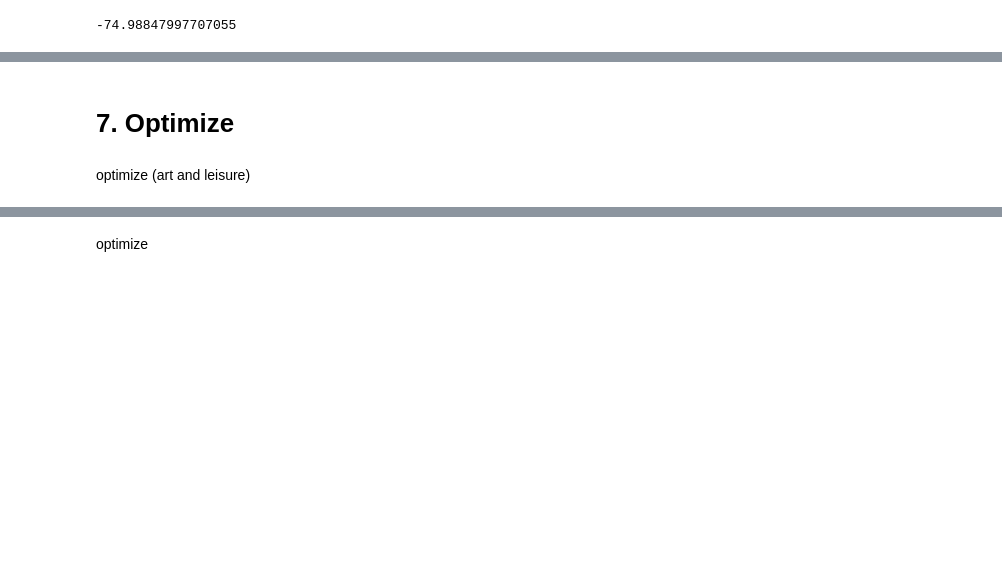
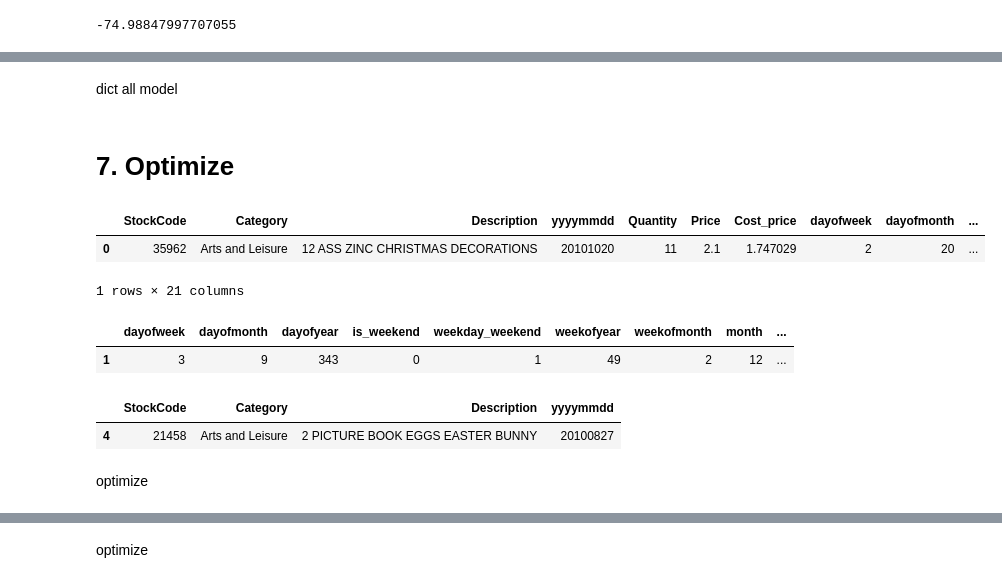
Before and after one commit to peerapat-t/Price-elasticity-for-dynamic-pricing, a Jupyter notebook: Price optimization.ipynb, the cells around one changed output, grey strips where cells are left out. Cells and saved outputs as stored; diff of their text form; code cells hidden in the pictures; blank space fills up the shorter version.

```diff
--- a/Price optimization.ipynb
+++ b/Price optimization.ipynb
@@ -125,7 +125,7 @@ def datetime_feature_extraction(df):
     df['days_in_month'] = df['InvoiceDate'].dt.days_in_month
 
     # Year extraction
-    df['year'] = df['InvoiceDate'].dt.year
+    df['year'] = df['InvoiceDate'].dt.year-2019
     return df
 # %%
 df = datetime_feature_extraction(df)
@@ -434,0 +431,2 @@ SyntaxError: invalid syntax (402238255.py, line 1)
+# %% [markdown]
+dict all model
@@ -435,4 +442,2 @@ SyntaxError: invalid syntax (402238255.py, line 1)
 # %% [markdown]
 # 7. Optimize
-# %% [markdown]
-optimize (art and leisure)
@@ -439,2 +446,22 @@ optimize (art and leisure)
+# %%
+df_lastest[:1]
+# %% [output]
+|  | StockCode | Category | Description | yyyymmdd | Quantity | Price | Cost_price | dayofweek | dayofmonth | ... |
+| 0 | 35962 | Arts and Leisure | 12 ASS ZINC CHRISTMAS DECORATIONS | 20101020 | 11 | 2.1 | 1.747029 | 2 | 20 | ... |
+1 rows × 21 columns
+# %%
+df_lastest[1:2][['dayofweek','dayofmonth','dayofyear','is_weekend',
+                'weekday_weekend','weekofyear','weekofmonth','month',
+                'quarter','days_in_month','year']]
+# %% [output]
+|  | dayofweek | dayofmonth | dayofyear | is_weekend | weekday_weekend | weekofyear | weekofmonth | month | ... |
+| 1 | 3 | 9 | 343 | 0 | 1 | 49 | 2 | 12 | ... |
+# %%
+df_lastest[4:5][['StockCode','Category','Description','yyyymmdd']]
+# %% [output]
+|  | StockCode | Category | Description | yyyymmdd |
+| 4 | 21458 | Arts and Leisure | 2 PICTURE BOOK EGGS EASTER BUNNY | 20100827 |
+# %% [markdown]
+optimize
 # %%
 for index, row in df_lastest.iterrows():
```
Also changed, not shown: parts of 5 cells of this notebook.
